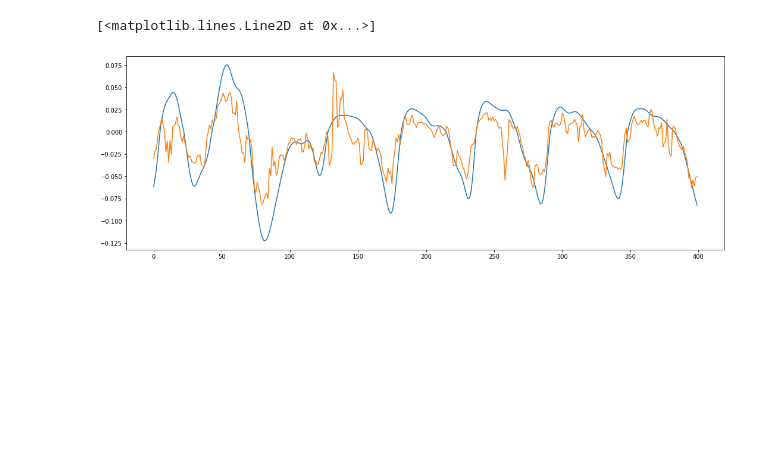
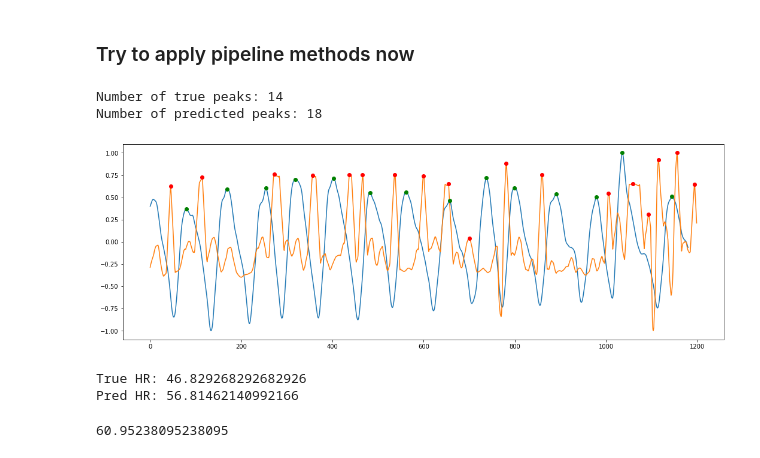
Before and after one commit to arnavpon/pydroid, a Jupyter notebook: example/android/app/src/main/python/pipeline-dev/pipeline-v1/ml.v1.ipynb, the cells around one changed output. Cells and saved outputs as stored; diff of their text form; code cells hidden in the pictures; blank space fills up the shorter version.

```diff
--- a/example/android/app/src/main/python/pipeline-dev/pipeline-v1/ml.v1.ipynb
+++ b/example/android/app/src/main/python/pipeline-dev/pipeline-v1/ml.v1.ipynb
@@ -108,24 +128,2 @@ plt.plot(pred[beg: end])
-# %%
-test_X = ml.X.to_numpy()
-test_y = ml.y.to_numpy()
-subj_len = len(test_y)
-
-
-pred = ml.predict_skl(test_X)
-pred = n_moving_avg(pred, 3)
-pred = resample(pred, len(test_y))
-
-beg = 400
-end = 800
-plt.plot(test_y[beg: end])
-plt.plot(pred[beg: end])
-
-# interval = 400
-# for beg in range(0, subj_len, interval):
-#     end = beg + interval
-#     plt.plot(data.bvp.to_numpy()[beg: end])
-#     plt.plot(pred[beg: end])
-#     plt.show()
-# %% [output]
-[<matplotlib.lines.Line2D at 0x...>]
-[figure, removed]
+# %% [markdown]
+### Try to apply pipeline methods now
@@ -131,0 +198,54 @@ plt.plot(pred[beg: end])
+# %%
+peaks, _ = get_peaks(
+    signal,
+    64,
+    3.0,
+    -1,
+    None,
+    None,
+    None,
+    with_min_dist = True,
+    with_additional_filtering = False,
+    prominence = 0.3
+)
+true_peaks, _ = get_peaks(
+    gt,
+    64,
+    3.0,
+    -1,
+    None,
+    None,
+    None,
+    with_min_dist = True,
+    with_additional_filtering = False,
+    prominence = 0.4
+)
+
+plt.plot(gt)
+plt.plot(signal)
+plt.plot(peaks, signal[peaks], 'ro')
+plt.plot(true_peaks, gt[true_peaks], 'go')
+
+print(f'Number of true peaks: {len(true_peaks)}')
+print(f'Number of predicted peaks: {len(peaks)}')
+# %% [output]
+Number of true peaks: 14
+Number of predicted peaks: 18
+[figure, added]
+# %%
+from signal_pross import get_ibis, get_hr
+
+true_ibis = get_ibis(true_peaks, 64)
+true_hr = get_hr(true_ibis)
+pred_ibis = get_ibis(peaks, 64)
+pred_hr = get_hr(pred_ibis)
+
+print('True HR:', true_hr)
+print('Pred HR:', pred_hr)
+# %% [output]
+True HR: 46.829268292682926
+Pred HR: 56.81462140992166
+# %%
+60 / np.median(pred_ibis)
+# %% [output]
+60.95238095238095
```
Also changed, not shown: parts of 5 cells of this notebook, 1 other file.
